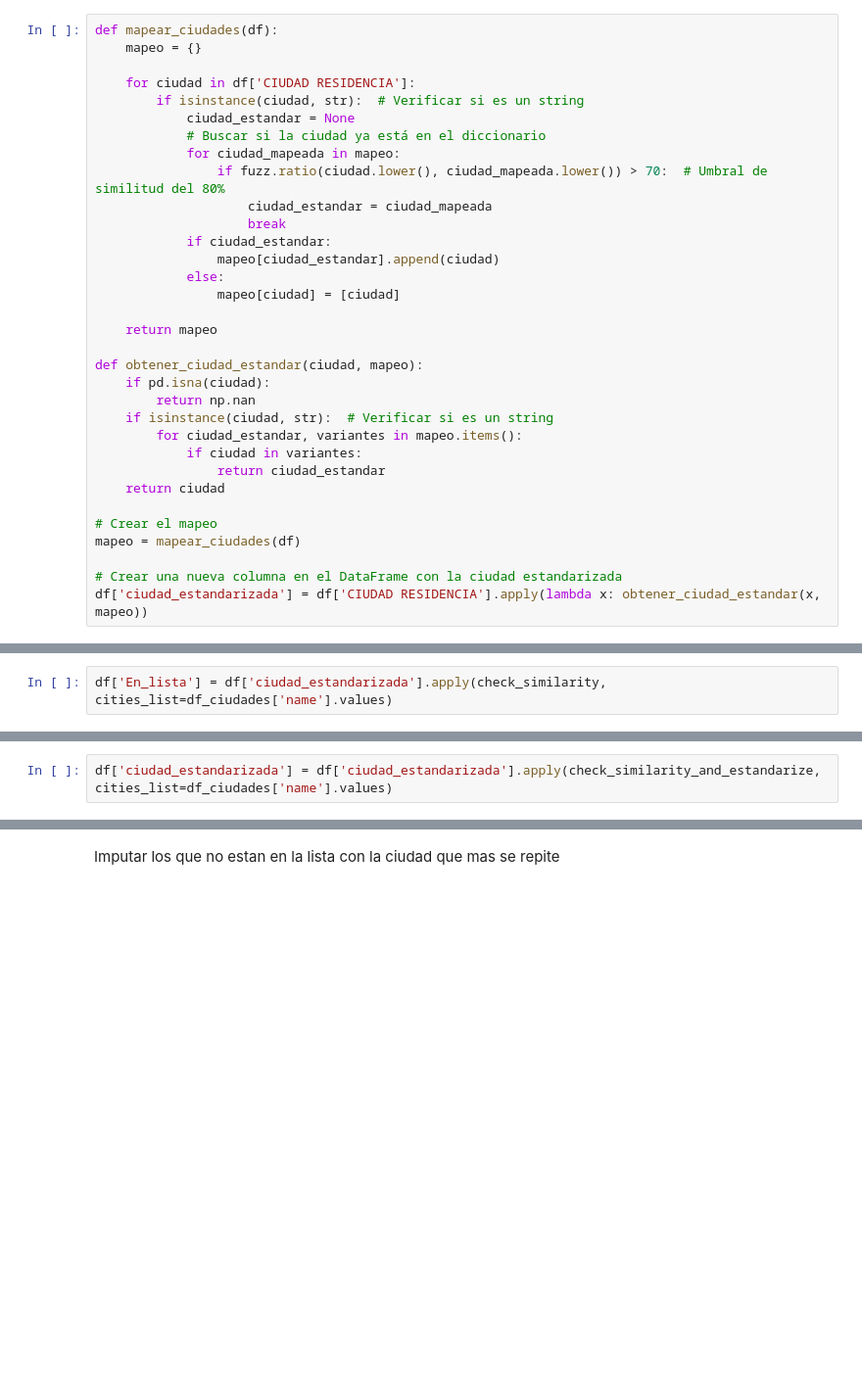
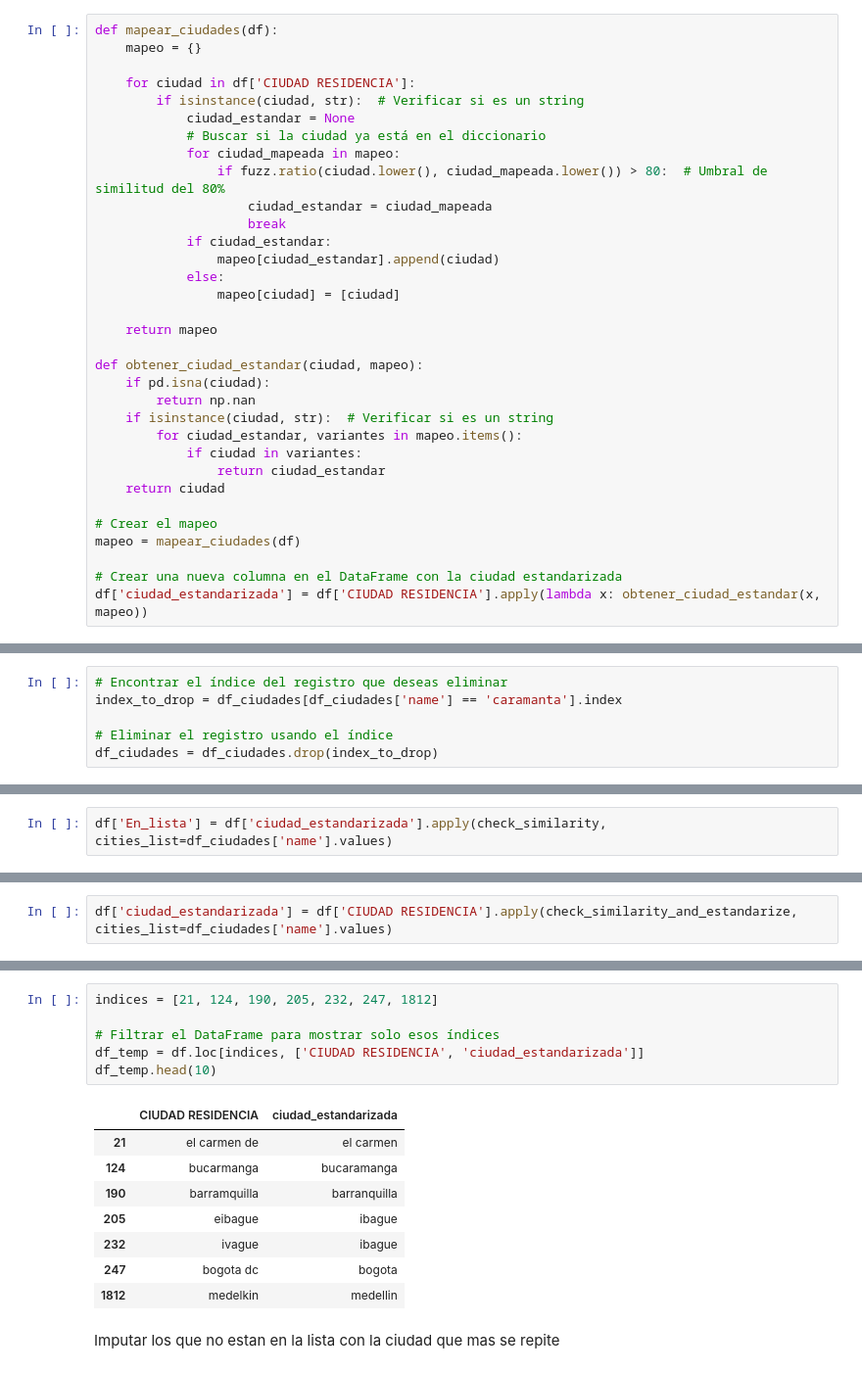
Before and after one commit to josemgoji/Entrega-Final, a Jupyter notebook: datalab/3_pross_variables_categoricas.ipynb, the cells around one changed output, grey strips where cells are left out. Shown at 98% size. Saved outputs shown, nothing was run; the diff lists cells and outputs as text; blank space fills up the shorter version.

```diff
--- a/datalab/3_pross_variables_categoricas.ipynb
+++ b/datalab/3_pross_variables_categoricas.ipynb
@@ -125,7 +148,7 @@ def mapear_ciudades(df):
             ciudad_estandar = None
             # Buscar si la ciudad ya está en el diccionario
             for ciudad_mapeada in mapeo:
-                if fuzz.ratio(ciudad.lower(), ciudad_mapeada.lower()) > 70:  # Umbral de similitud del 80%
+                if fuzz.ratio(ciudad.lower(), ciudad_mapeada.lower()) > 80:  # Umbral de similitud del 80%
                     ciudad_estandar = ciudad_mapeada
                     break
             if ciudad_estandar:
@@ -156,6 +179,12 @@ df['ciudad_estandarizada'].nunique()
 # %%
 cidades_path = root.DIR_DATA_RAW + 'ciudades.csv'
 df_ciudades = pd.read_csv(cidades_path)
+# %%
+# Encontrar el índice del registro que deseas eliminar
+index_to_drop = df_ciudades[df_ciudades['name'] == 'caramanta'].index
+
+# Eliminar el registro usando el índice
+df_ciudades = df_ciudades.drop(index_to_drop)
 # %% [markdown]
 ### Obtener longitud y latitud
 # %%
@@ -192,6 +221,6 @@ False     125
 Name: count, dtype: int64
 # %%
-df['ciudad_estandarizada'] = df['ciudad_estandarizada'].apply(check_similarity_and_estandarize, cities_list=df_ciudades['name'].values)
+df['ciudad_estandarizada'] = df['CIUDAD RESIDENCIA'].apply(check_similarity_and_estandarize, cities_list=df_ciudades['name'].values)
 # %%
 df['ciudad_estandarizada'].isnull().sum()
 # %% [output]
@@ -199,3 +228,18 @@ df['ciudad_estandarizada'].isnull().sum()
+# %%
+indices = [21, 124, 190, 205, 232, 247, 1812]
+
+# Filtrar el DataFrame para mostrar solo esos índices
+df_temp = df.loc[indices, ['CIUDAD RESIDENCIA', 'ciudad_estandarizada']]
+df_temp.head(10)
+# %% [output]
+|  | CIUDAD RESIDENCIA | ciudad_estandarizada |
+| 21 | el carmen de | el carmen |
+| 124 | bucarmanga | bucaramanga |
+| 190 | barramquilla | barranquilla |
+| 205 | eibague | ibague |
+| 232 | ivague | ibague |
+| 247 | bogota dc | bogota |
+| 1812 | medelkin | medellin |
 # %% [markdown]
 Imputar los que no estan en la lista con la ciudad que mas se repite
 # %%
```
Also changed, not shown: parts of 6 cells of this notebook, 3 other files.
